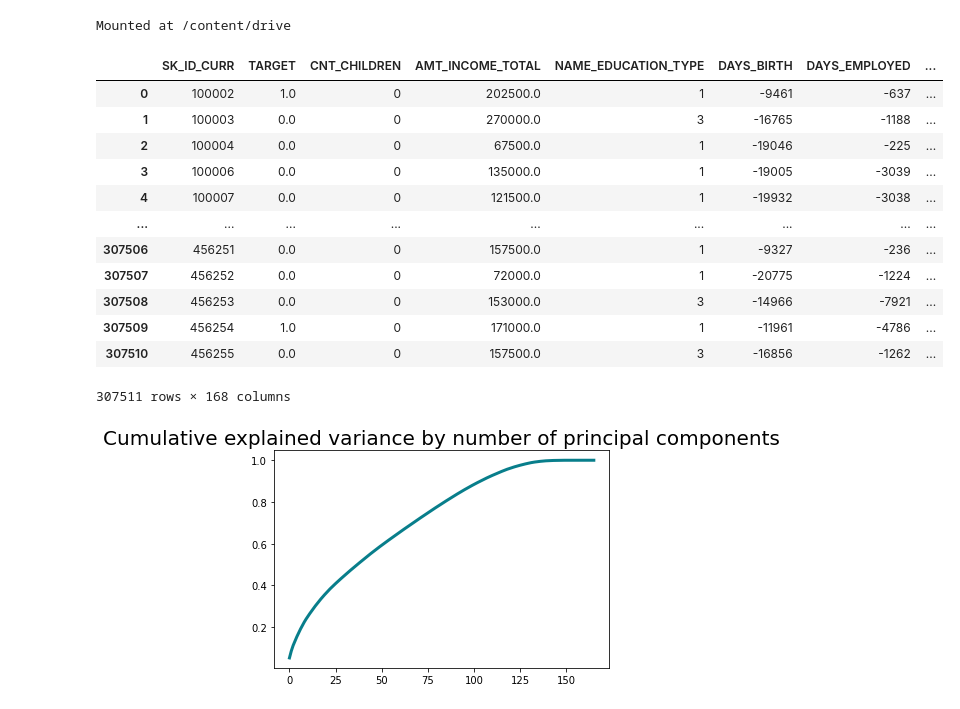
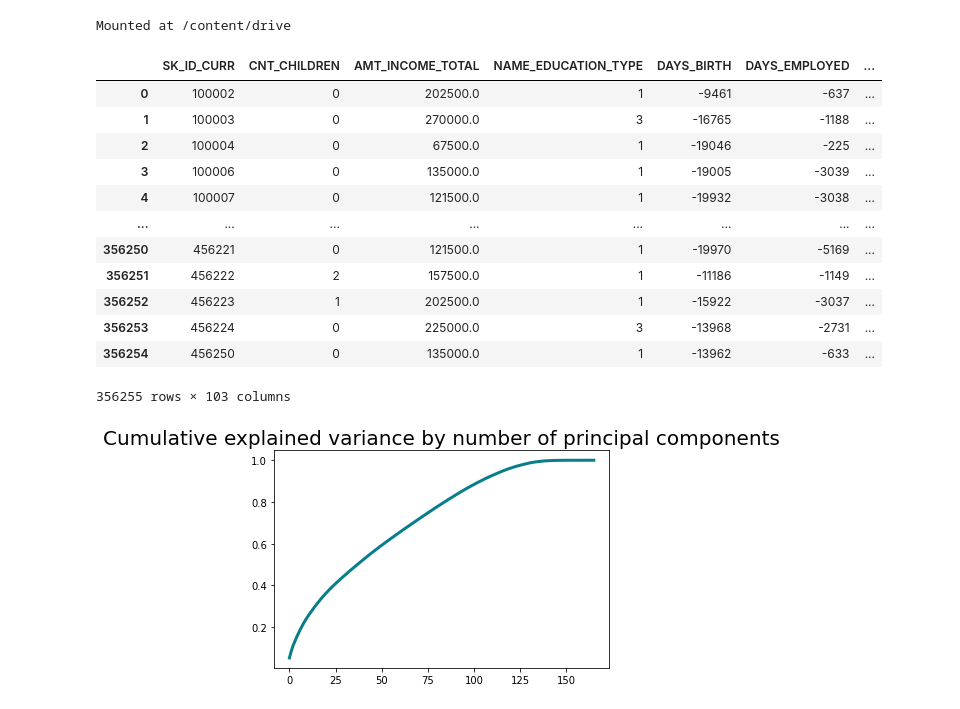
Before and after one commit to hazel1002/credit_risk, a Jupyter notebook: feature_selection.ipynb, the cells around one changed output. Saved outputs shown, nothing was run; the diff lists cells and outputs as text; code cells hidden in the pictures.

```diff
--- a/feature_selection.ipynb
+++ b/feature_selection.ipynb
@@ -7,22 +7,22 @@ os.chdir('/content/drive/My Drive/project2_data')
 Mounted at /content/drive
 # %%
 import pandas as pd
-clear = pd.read_csv('application_train_merge_clear_nomissing.csv',index_col=0 )
+clear = pd.read_csv('/Users/hazel/Documents/credit_project_data/application_clear_newlabel.csv',index_col=0 )
 clear
 # %% [output]
-|  | SK_ID_CURR | TARGET | CNT_CHILDREN | AMT_INCOME_TOTAL | NAME_EDUCATION_TYPE | DAYS_BIRTH | DAYS_EMPLOYED | ... |
-| 0 | 100002 | 1.0 | 0 | 202500.0 | 1 | -9461 | -637 | ... |
-| 1 | 100003 | 0.0 | 0 | 270000.0 | 3 | -16765 | -1188 | ... |
-| 2 | 100004 | 0.0 | 0 | 67500.0 | 1 | -19046 | -225 | ... |
-| 3 | 100006 | 0.0 | 0 | 135000.0 | 1 | -19005 | -3039 | ... |
-| 4 | 100007 | 0.0 | 0 | 121500.0 | 1 | -19932 | -3038 | ... |
-| ... | ... | ... | ... | ... | ... | ... | ... | ... |
-| 307506 | 456251 | 0.0 | 0 | 157500.0 | 1 | -9327 | -236 | ... |
-| 307507 | 456252 | 0.0 | 0 | 72000.0 | 1 | -20775 | -1224 | ... |
-| 307508 | 456253 | 0.0 | 0 | 153000.0 | 3 | -14966 | -7921 | ... |
-| 307509 | 456254 | 1.0 | 0 | 171000.0 | 1 | -11961 | -4786 | ... |
-| 307510 | 456255 | 0.0 | 0 | 157500.0 | 3 | -16856 | -1262 | ... |
+|  | SK_ID_CURR | CNT_CHILDREN | AMT_INCOME_TOTAL | NAME_EDUCATION_TYPE | DAYS_BIRTH | DAYS_EMPLOYED | ... |
+| 0 | 100002 | 0 | 202500.0 | 1 | -9461 | -637 | ... |
+| 1 | 100003 | 0 | 270000.0 | 3 | -16765 | -1188 | ... |
+| 2 | 100004 | 0 | 67500.0 | 1 | -19046 | -225 | ... |
+| 3 | 100006 | 0 | 135000.0 | 1 | -19005 | -3039 | ... |
+| 4 | 100007 | 0 | 121500.0 | 1 | -19932 | -3038 | ... |
+| ... | ... | ... | ... | ... | ... | ... | ... |
+| 356250 | 456221 | 0 | 121500.0 | 1 | -19970 | -5169 | ... |
+| 356251 | 456222 | 2 | 157500.0 | 1 | -11186 | -1149 | ... |
+| 356252 | 456223 | 1 | 202500.0 | 1 | -15922 | -3037 | ... |
+| 356253 | 456224 | 0 | 225000.0 | 3 | -13968 | -2731 | ... |
+| 356254 | 456250 | 0 | 135000.0 | 1 | -13962 | -633 | ... |
-307511 rows × 168 columns
+356255 rows × 103 columns
 # %%
 from sklearn.decomposition import PCA
 from sklearn.preprocessing import StandardScaler
```
Also changed, not shown: parts of 18 cells of this notebook, 14 other files.
